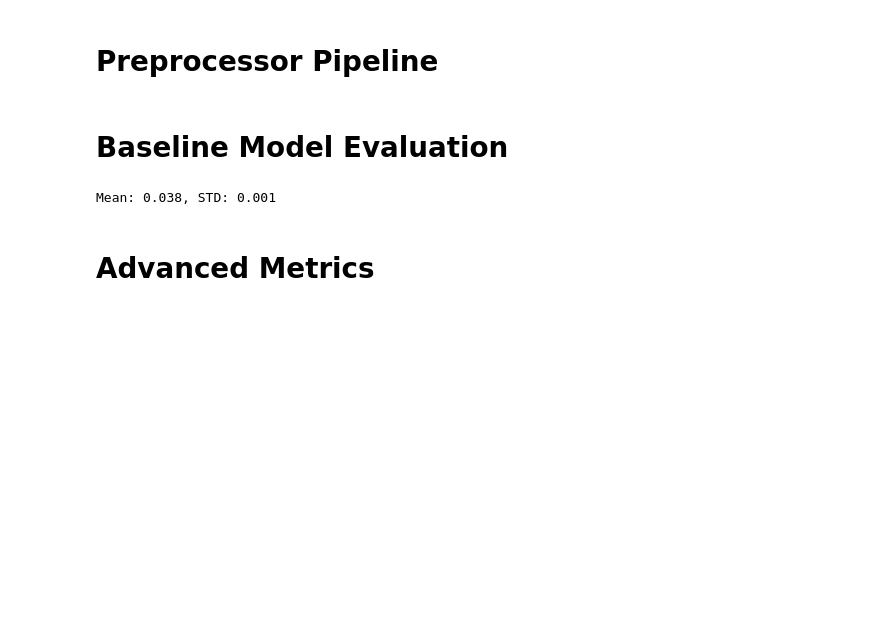
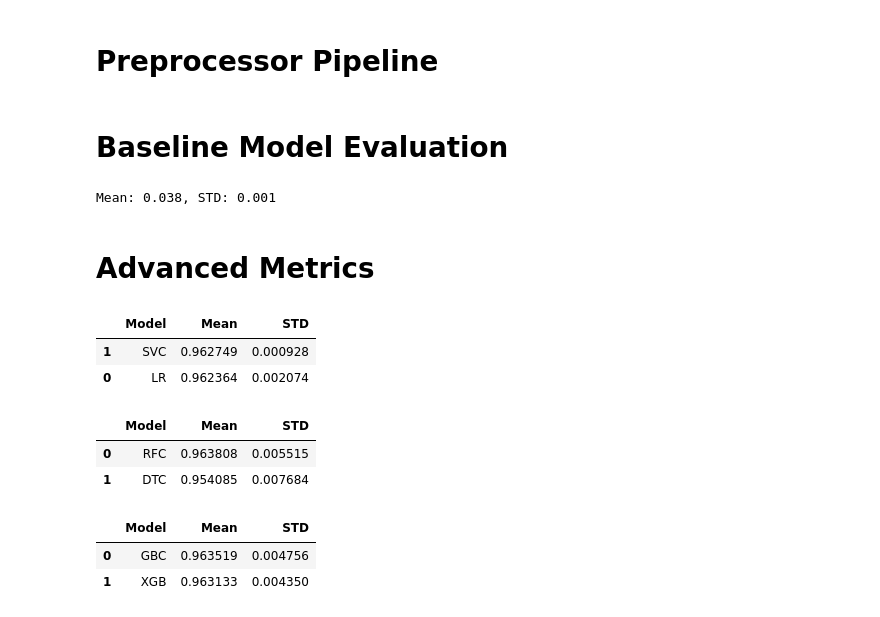
Before and after one commit to MaukanMir/Expert-Car-Classification, a Jupyter notebook: training.ipynb, the cells around one changed output. Cells and saved outputs as stored; diff of their text form; code cells hidden in the pictures; blank space fills up the shorter version.

Commit message:
added new models

```diff
--- a/training.ipynb
+++ b/training.ipynb
@@ -364,3 +412,28 @@ print(f"Mean: {round(np.mean(scores),3)}, STD: {round(np.std(scores),3)}")
 Mean: 0.038, STD: 0.001
 # %% [markdown]
 # Advanced Metrics
+# %%
+names = ['LR', 'SVC']
+models = get_selected_models(names)
+testing_selected_models(names, models, X, y, preprocessor)
+# %% [output]
+|  | Model | Mean | STD |
+| 1 | SVC | 0.962749 | 0.000928 |
+| 0 | LR | 0.962364 | 0.002074 |
+# %%
+names = ["RFC", "DTC"]
+models = get_selected_models(names)
+testing_selected_models(names, models, X, y, preprocessor)
+# %% [output]
+|  | Model | Mean | STD |
+| 0 | RFC | 0.963808 | 0.005515 |
+| 1 | DTC | 0.954085 | 0.007684 |
+# %%
+
+names = ["GBC", "XGB"]
+models = get_selected_models(names)
+testing_selected_models(names, models, X, y, preprocessor)
+# %% [output]
+|  | Model | Mean | STD |
+| 0 | GBC | 0.963519 | 0.004756 |
+| 1 | XGB | 0.963133 | 0.004350 |
```
Also changed, not shown: parts of 1 cell of this notebook.
